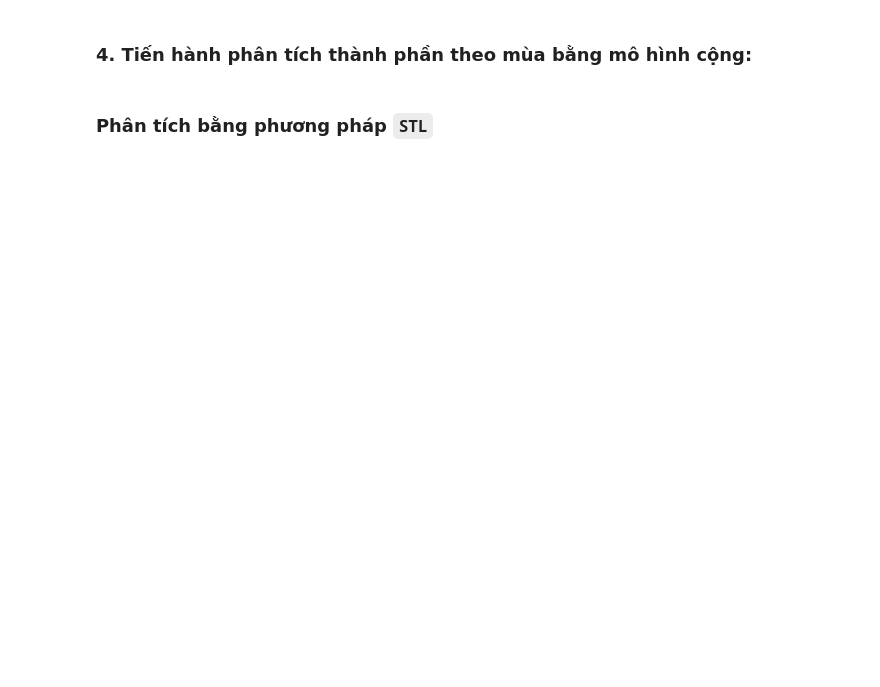
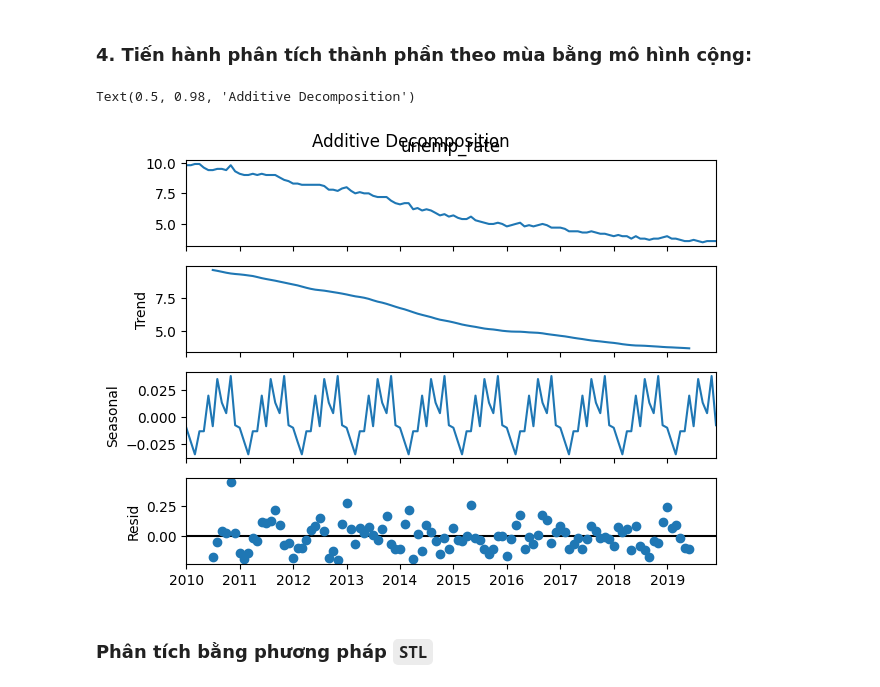
Before and after one commit to bibo0610/DATAMINING_20, a Jupyter notebook: chapter6.ipynb, the cells around one changed output. Saved outputs shown, nothing was run; the diff lists cells and outputs as text; code cells hidden in the pictures; blank space fills up the shorter version.

```diff
--- a/chapter6.ipynb
+++ b/chapter6.ipynb
@@ -32,11 +52,14 @@ df.plot(title="Unemployment rate")
 # %%
 decomposition_result = seasonal_decompose(df['unemp_rate'], model='additive')
 
 (
-    decomposition_results
+    decomposition_result
     .plot()
     .suptitle('Additive Decomposition')
 )
+# %% [output]
+Text(0.5, 0.98, 'Additive Decomposition')
+[figure, added]
 # %% [markdown]
 ### Phân tích bằng phương pháp `STL`
 # %%
```
Also changed, not shown: parts of 15 cells of this notebook, 1 other file.
